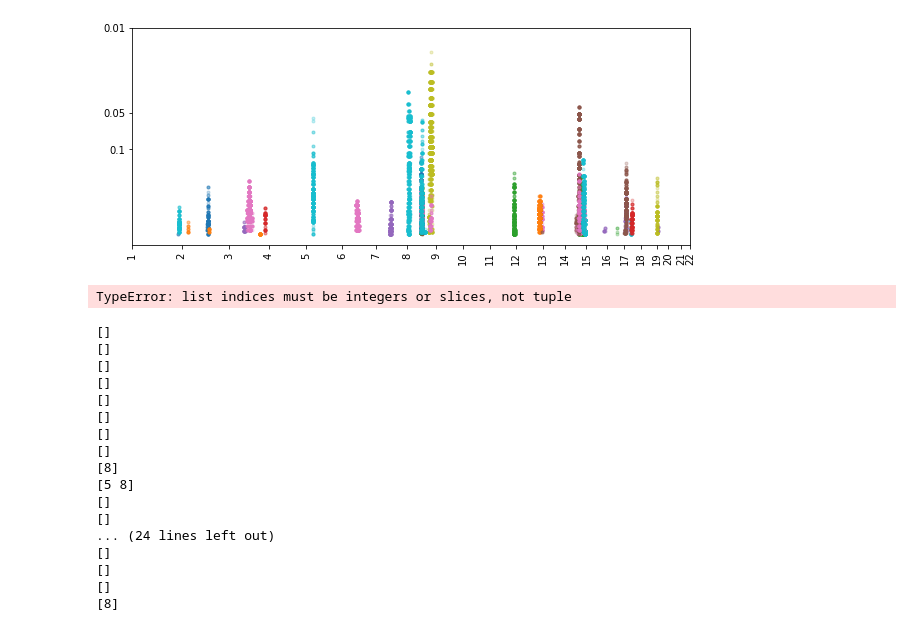
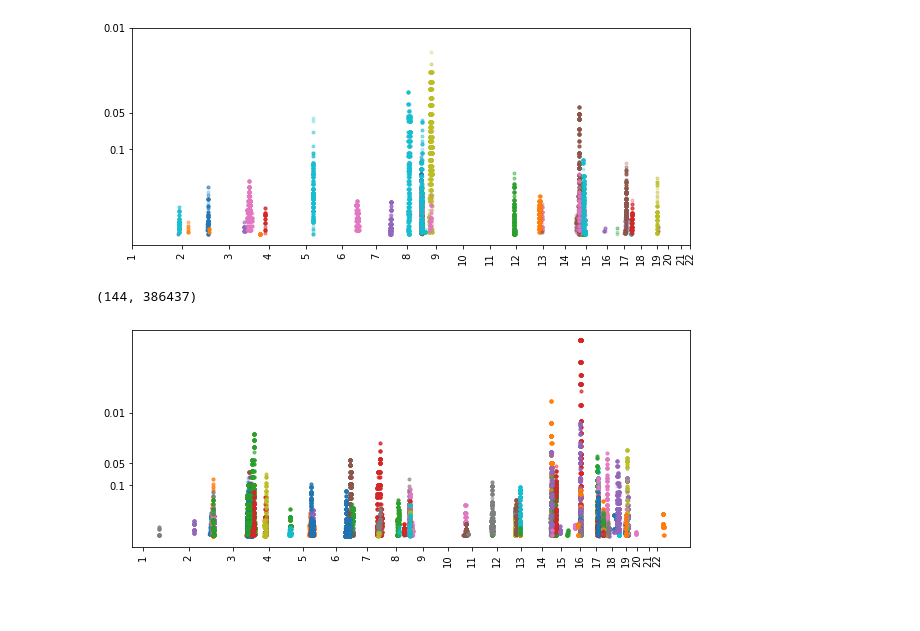
Before and after one commit to kpaskov/SibpairLinkage, a Jupyter notebook: analysis/Manhattan.ipynb, the cells around one changed output. Drawn from its saved outputs; the diff is of its cells as text; code cells hidden in the pictures; blank space fills up the shorter version.

Commit message:
combinations

```diff
--- a/analysis/Manhattan.ipynb
+++ b/analysis/Manhattan.ipynb
@@ -101,30 +102,29 @@ plt.yticks(-np.log10([0.1, 0.05, 0.01]), ['0.1', '0.05', '0.01'])
 plt.show()
 # %% [output]
 [figure]
-# %%
-x = [1, 2, 3]
-print(x[(1, 2)])
-# %% [output]
-TypeError: list indices must be integers or slices, not tuple
-# %%
-for i in range(40):
-    indices = pvalues[i, :]<0.1
-    print(np.unique(chroms[indices]))
-# %% [output]
-[]
-[]
-[]
-[]
-[]
-[]
-[]
-[]
-[8]
-[5 8]
-[]
-[]
-... (24 lines left out)
-[]
-[]
-[]
-[8]
+# %%
+pvalues_comb = []
+for i, j in combinations(np.arange(40), 2):
+    try:
+        pvalues_comb.append(np.load('../permutation_tests/scq%d.%d.spark.npy' % (i+1, j+1)))
+    except:
+        pass
+
+pvalues_comb = np.array(pvalues_comb)
+print(pvalues_comb.shape)
+# %% [output]
+(144, 386437)
+# %%
+fig, subplots = plt.subplots(1, 1, figsize=(10, 4), sharey=True, sharex=True)
+
+for i in range(pvalues_comb.shape[0]):
+    indices = pvalues_comb[i, :]<0.5
+    subplots.scatter(x[indices], -np.log10(pvalues_comb[i, indices]), marker='.', alpha=0.25)
+
+
+
+plt.xticks([chrom_to_offset[x] for x in range(1, 23)], [str(x) for x in range(1, 23)], rotation=90)
+plt.yticks(-np.log10([0.1, 0.05, 0.01]), ['0.1', '0.05', '0.01'])
+plt.show()
+# %% [output]
+[figure, added]
```
Also changed, not shown: parts of 1 cell of this notebook, 1 other file.
